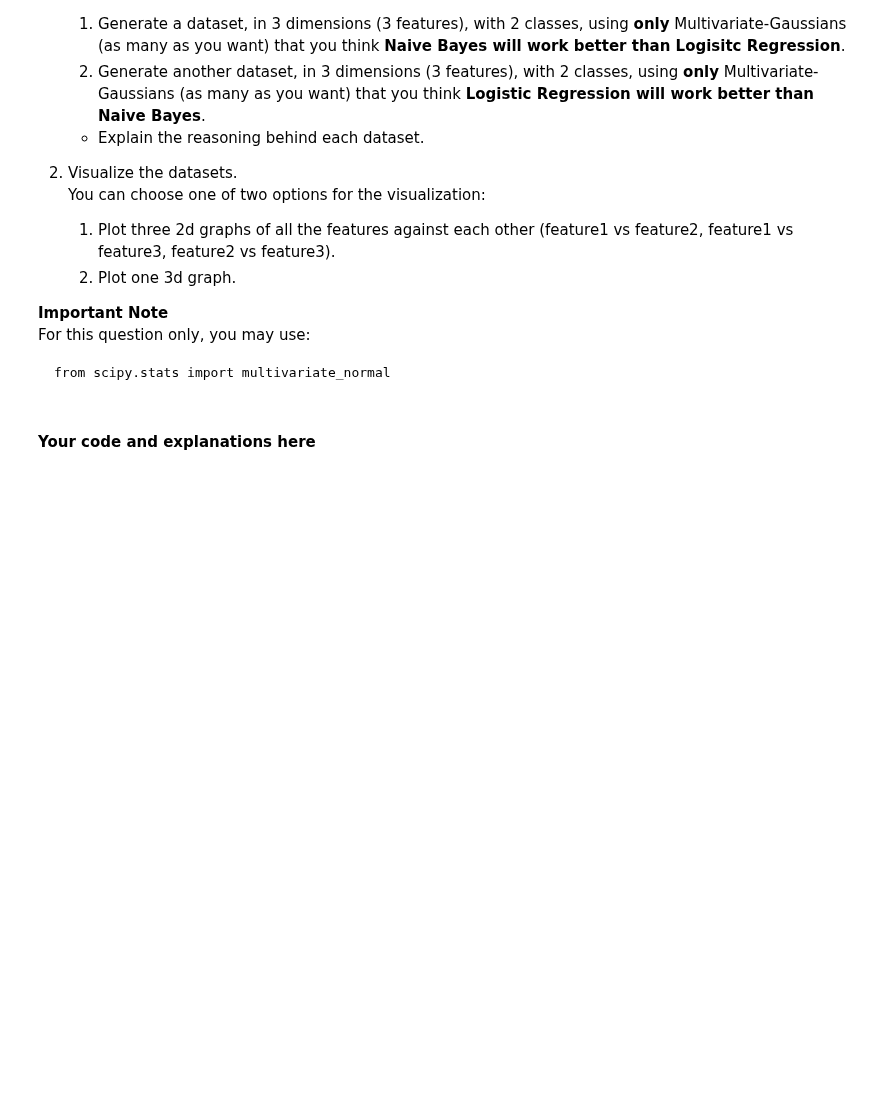
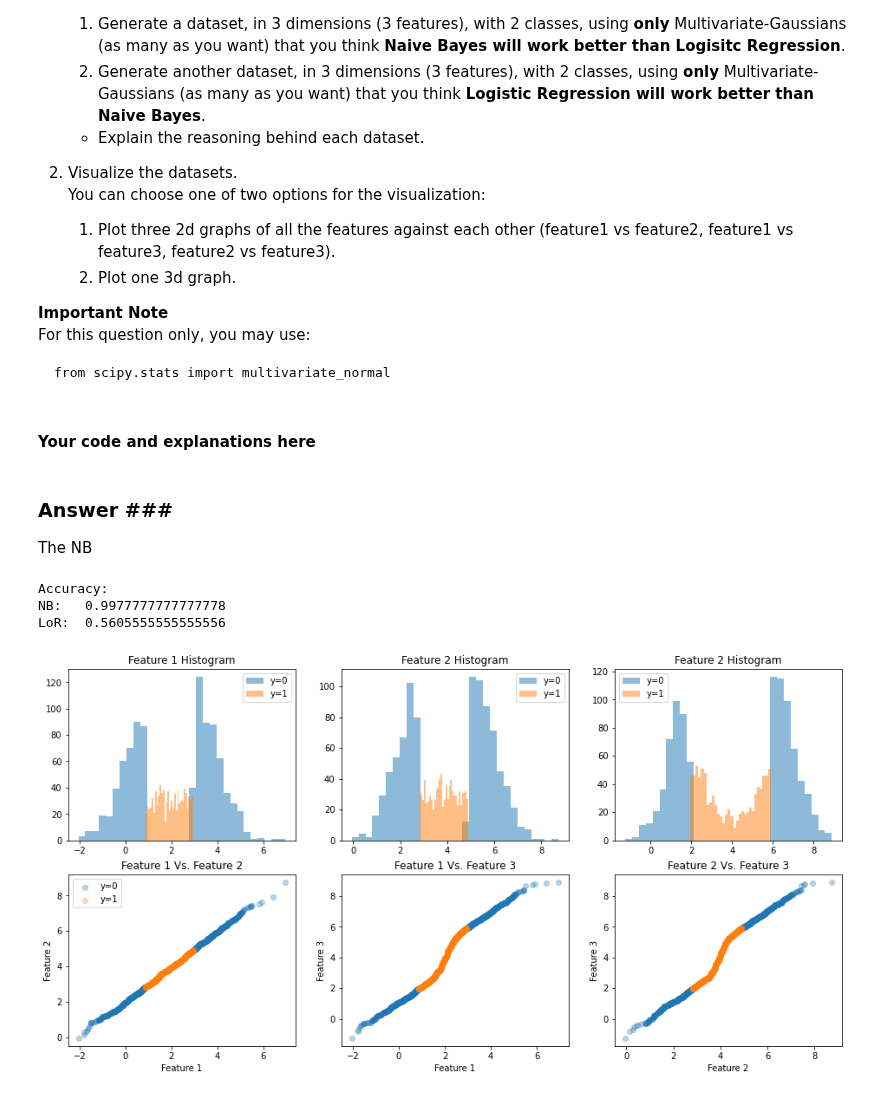
Before and after one commit to Oren-Ben/IDC, a Jupyter notebook: machine_learning/hw4/HW4 204079453_205714447-Copy1.ipynb, the cells around one changed output. Cells and saved outputs as stored; diff of their text form; code cells hidden in the pictures; blank space fills up the shorter version.

```diff
--- a/machine_learning/hw4/HW4 204079453_205714447-Copy1.ipynb
+++ b/machine_learning/hw4/HW4 204079453_205714447-Copy1.ipynb
@@ -763,3 +787,6 @@ from scipy.stats import multivariate_normal
 #### Your code and explanations here ####
 # %%
 from scipy.stats import multivariate_normal
+# %% [markdown]
+### Answer ###  <br>
+The NB
@@ -765,0 +838,52 @@ from scipy.stats import multivariate_normal
+# %%
+train_set_nb_better_0 = train_set[train_set[:, -1] == 0]
+train_set_nb_better_1 = train_set[train_set[:, -1] == 1]
+# %%
+print("Accuracy:")
+print("NB:  ",compute_accuracy(train_set, nb))
+print("LoR: ",compute_accuracy(train_set, logreg))
+# %% [output]
+Accuracy:
+NB:   0.9977777777777778
+LoR:  0.5605555555555556
+# %%
+fig, axes = plt.subplots(2,3, figsize=(16,8))
+
+axes[0,0].hist(train_set_nb_better_0[:, 0], bins=30, alpha=0.5, label='y=0')
+axes[0,0].hist(train_set_nb_better_1[:, 0], bins=30, alpha=0.5, label='y=1')
+axes[0,0].set_title("Feature 1 Histogram")
+axes[0,0].legend()
+
+axes[0,1].hist(train_set_nb_better_0[:, 1], bins=30, alpha=0.5, label='y=0')
+axes[0,1].hist(train_set_nb_better_1[:, 1], bins=30, alpha=0.5, label='y=1')
+axes[0,1].set_title("Feature 2 Histogram")
+axes[0,1].legend()
+
+axes[0,2].hist(train_set_nb_better_0[:, 2], bins=30, alpha=0.5, label='y=0')
+axes[0,2].hist(train_set_nb_better_1[:, 2], bins=30, alpha=0.5, label='y=1')
+axes[0,2].set_title("Feature 2 Histogram")
+axes[0,2].legend()
+
+axes[1,0].scatter(train_set_nb_better_0[:, 0], train_set_nb_better_0[:, 1],alpha=0.3, label='y=0')
+axes[1,0].scatter(train_set_nb_better_1[:, 0], train_set_nb_better_1[:, 1],alpha=0.3, label='y=1')
+axes[1,0].set_title("Feature 1 Vs. Feature 2")
+axes[1,0].set_ylabel('Feature 2')
+axes[1,0].set_xlabel('Feature 1')
+axes[1,0].legend()
+
+
+axes[1,1].scatter(train_set_nb_better_0[:, 0], train_set_nb_better_0[:, 2],alpha=0.3, label='y=0')
+axes[1,1].scatter(train_set_nb_better_1[:, 0], train_set_nb_better_1[:, 2],alpha=0.3, label='y=1')
+axes[1,1].set_title("Feature 1 Vs. Feature 3")
+axes[1,1].set_ylabel('Feature 3')
+axes[1,1].set_xlabel('Feature 1')
+
+axes[1,2].scatter(train_set_nb_better_0[:, 1], train_set_nb_better_0[:, 2],alpha=0.3, label='y=0')
+axes[1,2].scatter(train_set_nb_better_1[:, 1], train_set_nb_better_1[:, 2],alpha=0.3, label='y=1')
+axes[1,2].set_title("Feature 2 Vs. Feature 3")
+axes[1,2].set_ylabel('Feature 3')
+axes[1,2].set_xlabel('Feature 2')
+
+plt.show()
+# %% [output]
+[figure, added]
```
Also changed, not shown: parts of 53 cells of this notebook.
